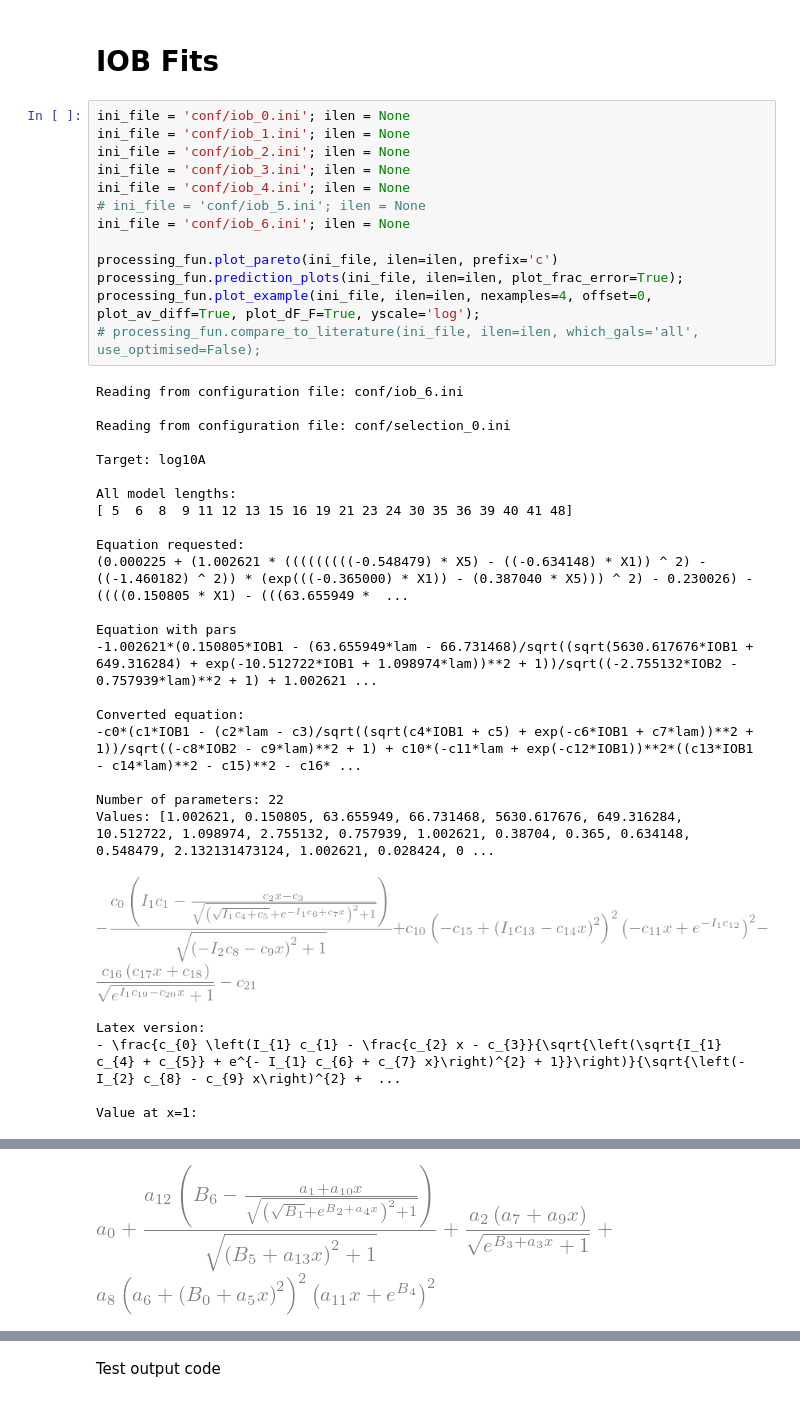
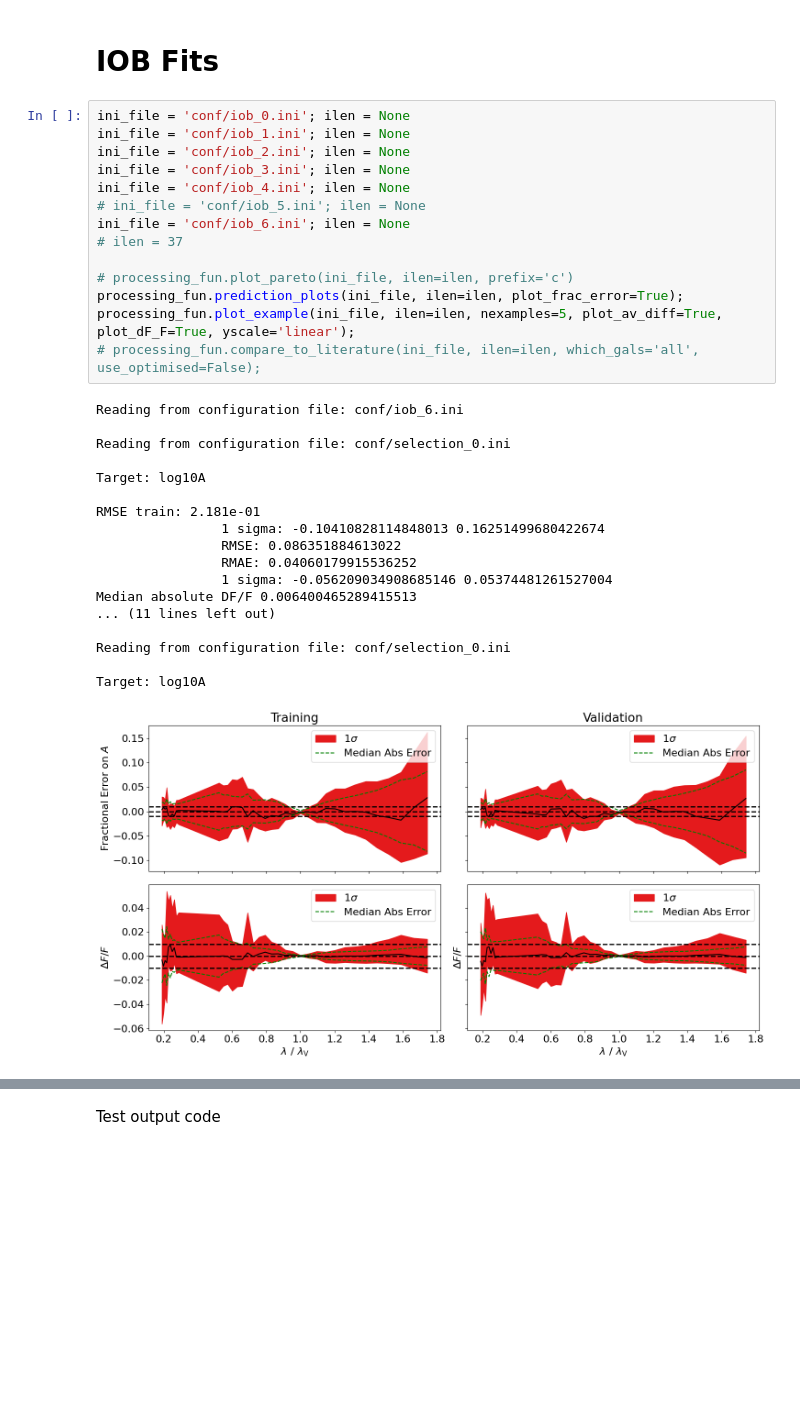
Before and after one commit to maho3/iob-attenuation, a Jupyter notebook: symbolic_regression/Results.ipynb, the cells around one changed output, grey strips where cells are left out. Saved outputs shown, nothing was run; the diff lists cells and outputs as text; blank space fills up the shorter version.

```diff
--- a/symbolic_regression/Results.ipynb
+++ b/symbolic_regression/Results.ipynb
@@ -15,39 +15,33 @@ import re
 # %%
 ini_file = 'conf/iob_0.ini'; ilen = None
 ini_file = 'conf/iob_1.ini'; ilen = None
 ini_file = 'conf/iob_2.ini'; ilen = None
 ini_file = 'conf/iob_3.ini'; ilen = None
 ini_file = 'conf/iob_4.ini'; ilen = None
 # ini_file = 'conf/iob_5.ini'; ilen = None
 ini_file = 'conf/iob_6.ini'; ilen = None
+# ilen = 37
 
-processing_fun.plot_pareto(ini_file, ilen=ilen, prefix='c')
+# processing_fun.plot_pareto(ini_file, ilen=ilen, prefix='c')
 processing_fun.prediction_plots(ini_file, ilen=ilen, plot_frac_error=True);
-processing_fun.plot_example(ini_file, ilen=ilen, nexamples=4, offset=0, plot_av_diff=True, plot_dF_F=True, yscale='log');
+processing_fun.plot_example(ini_file, ilen=ilen, nexamples=5, plot_av_diff=True, plot_dF_F=True, yscale='linear');
 # processing_fun.compare_to_literature(ini_file, ilen=ilen, which_gals='all', use_optimised=False);
 # %% [output]
 Reading from configuration file: conf/iob_6.ini
 
 Reading from configuration file: conf/selection_0.ini
 
 Target: log10A
 
-All model lengths:
-[ 5  6  8  9 11 12 13 15 16 19 21 23 24 30 35 36 39 40 41 48]
+RMSE train: 2.181e-01
+                1 sigma: -0.10410828114848013 0.16251499680422674
+                RMSE: 0.086351884613022
+                RMAE: 0.04060179915536252
+                1 sigma: -0.056209034908685146 0.05374481261527004
+Median absolute DF/F 0.006400465289415513
+... (11 lines left out)
 
-Equation requested:
-(0.000225 + (1.002621 * (((((((((-0.548479) * X5) - ((-0.634148) * X1)) ^ 2) - ((-1.460182) ^ 2)) * (exp(((-0.365000) * X1)) - (0.387040 * X5))) ^ 2) - 0.230026) - ((((0.150805 * X1) - (((63.655949 *  ...
+Reading from configuration file: conf/selection_0.ini
 
-Equation with pars
--1.002621*(0.150805*IOB1 - (63.655949*lam - 66.731468)/sqrt((sqrt(5630.617676*IOB1 + 649.316284) + exp(-10.512722*IOB1 + 1.098974*lam))**2 + 1))/sqrt((-2.755132*IOB2 - 0.757939*lam)**2 + 1) + 1.002621 ...
-
-Converted equation:
--c0*(c1*IOB1 - (c2*lam - c3)/sqrt((sqrt(c4*IOB1 + c5) + exp(-c6*IOB1 + c7*lam))**2 + 1))/sqrt((-c8*IOB2 - c9*lam)**2 + 1) + c10*(-c11*lam + exp(-c12*IOB1))**2*((c13*IOB1 - c14*lam)**2 - c15)**2 - c16* ...
-
-Number of parameters: 22
-Values: [1.002621, 0.150805, 63.655949, 66.731468, 5630.617676, 649.316284, 10.512722, 1.098974, 2.755132, 0.757939, 1.002621, 0.38704, 0.365, 0.634148, 0.548479, 2.132131473124, 1.002621, 0.028424, 0 ...
+Target: log10A
-[figure, old version]
+[figure, new version]
-Latex version:
-- \frac{c_{0} \left(I_{1} c_{1} - \frac{c_{2} x - c_{3}}{\sqrt{\left(\sqrt{I_{1} c_{4} + c_{5}} + e^{- I_{1} c_{6} + c_{7} x}\right)^{2} + 1}}\right)}{\sqrt{\left(- I_{2} c_{8} - c_{9} x\right)^{2} +  ...
-
-Value at x=1:
@@ -64 +48,0 @@ Local replacements: {B0: IOB1*c13, B1: IOB1*c4 + c5, B2: -IOB1*c6, B3: IOB1*c19,
-[figure, removed]
```
Also changed, not shown: parts of 1 cell of this notebook, 2 other files.
